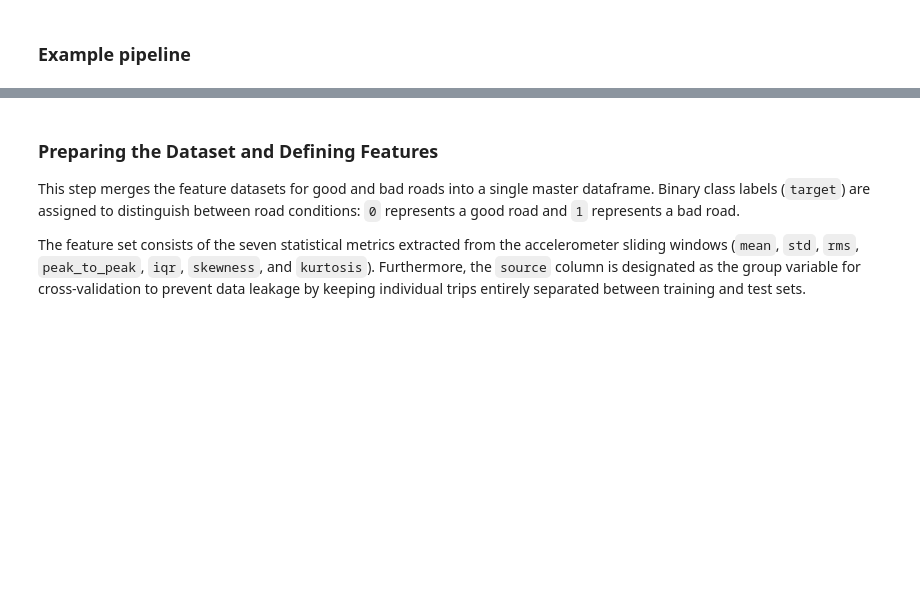
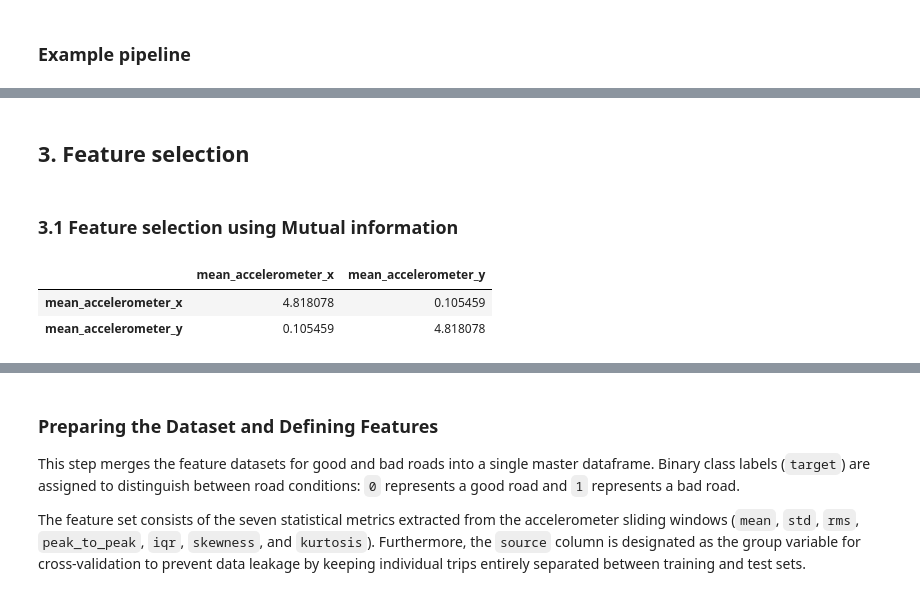
Before and after one commit to yoeri-stassen/5ARE0-cycling-assignment, a Jupyter notebook: Group13_cyclinglane_classifier.ipynb, the cells around one changed output, grey strips where cells are left out. Drawn from its saved outputs; the diff is of its cells as text; code cells hidden in the pictures; blank space fills up the shorter version.

Commit message:
compltete feature pipeline and add MI feature selection method

```diff
--- a/Group13_cyclinglane_classifier.ipynb
+++ b/Group13_cyclinglane_classifier.ipynb
@@ -344,0 +340,35 @@ print(features.head())
+# %% [markdown]
+## 3. Feature selection
+# %% [markdown]
+### 3.1 Feature selection using Mutual information
+# %%
+def mutual_info_matrix(feature_df, log_transform=True):
+    """
+    feature_df: rows = variables, columns = features (e.g. frequency bins).
+    Returns a symmetric MI matrix.
+    """
+    X = feature_df.copy()
+    if log_transform:
+        X = np.log1p(X)  # PSDs are heavy-tailed; log helps the KNN-based estimator
+
+    cols = X.index          # variables
+    n = len(cols)
+    mi_matrix = pd.DataFrame(np.zeros((n, n)), index=cols, columns=cols)
+
+    Xt = X.T  # rows = samples (windows), columns = variables
+
+    for target in cols:
+        y = X.loc[target].values
+        mi = mutual_info_regression(Xt.values, y, random_state=0)
+        mi_matrix.loc[:, target] = mi
+
+    # symmetrization by taking the average of the MI(X;Y) and MI(Y;X) estimates
+    mi_matrix = (mi_matrix + mi_matrix.T) / 2
+    return mi_matrix
+
+mi_mat = mutual_info_matrix(features[['mean_accelerometer_x', "mean_accelerometer_y"]].T)
+mi_mat
+# %% [output]
+|  | mean_accelerometer_x | mean_accelerometer_y |
+| mean_accelerometer_x | 4.818078 | 0.105459 |
+| mean_accelerometer_y | 0.105459 | 4.818078 |
```
Also changed, not shown: parts of 11 cells of this notebook.
